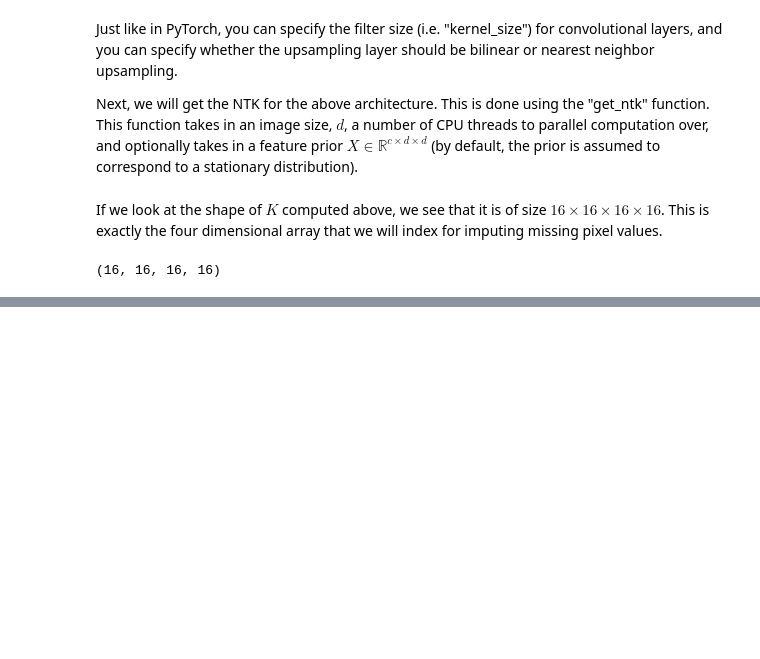
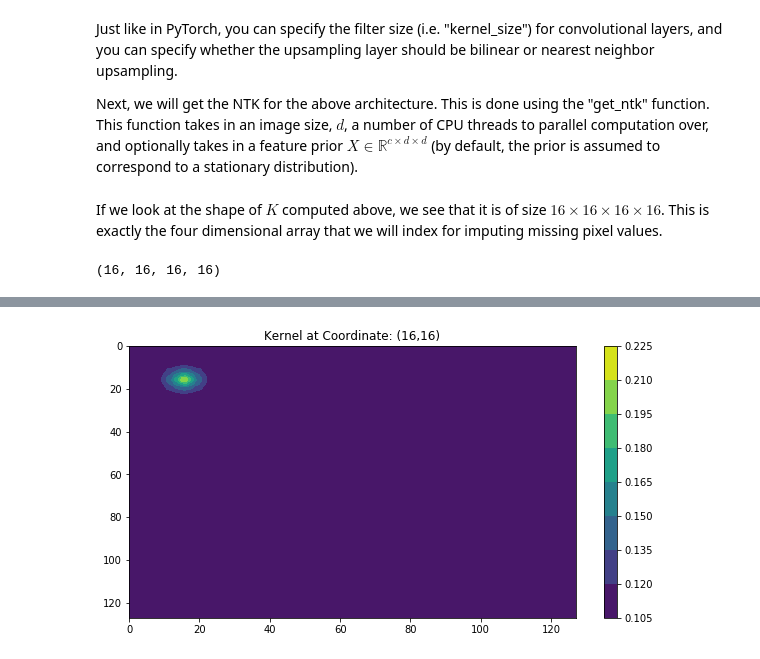
Before and after one commit to uhlerlab/ntk_matrix_completion, a Jupyter notebook: image_inpainting_notebooks/image_inpainting_CNTK.ipynb, the cells around one changed output, grey strips where cells are left out. Drawn from its saved outputs; the diff is of its cells as text; code cells hidden in the pictures; blank space fills up the shorter version.

```diff
--- a/image_inpainting_notebooks/image_inpainting_CNTK.ipynb
+++ b/image_inpainting_notebooks/image_inpainting_CNTK.ipynb
@@ -106,0 +119,6 @@ This system has 8127 equations & unknowns.
+# %%
+import utilities.visualizer as vis
+
+vis.visualize_kernel_slice(K_expanded, (16, 16))
+# %% [output]
+[figure, added]
```
Also changed, not shown: parts of 19 cells of this notebook, 7 other files.
